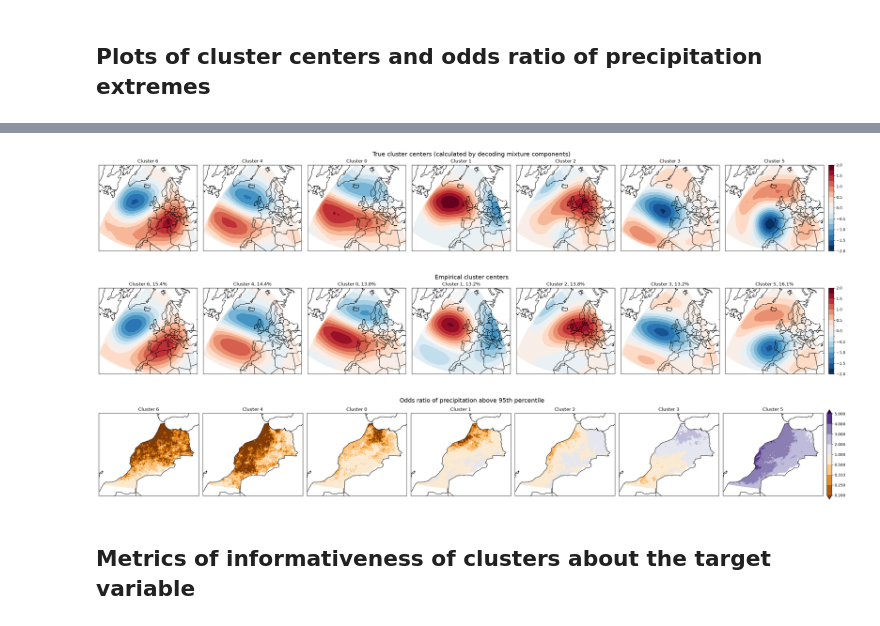
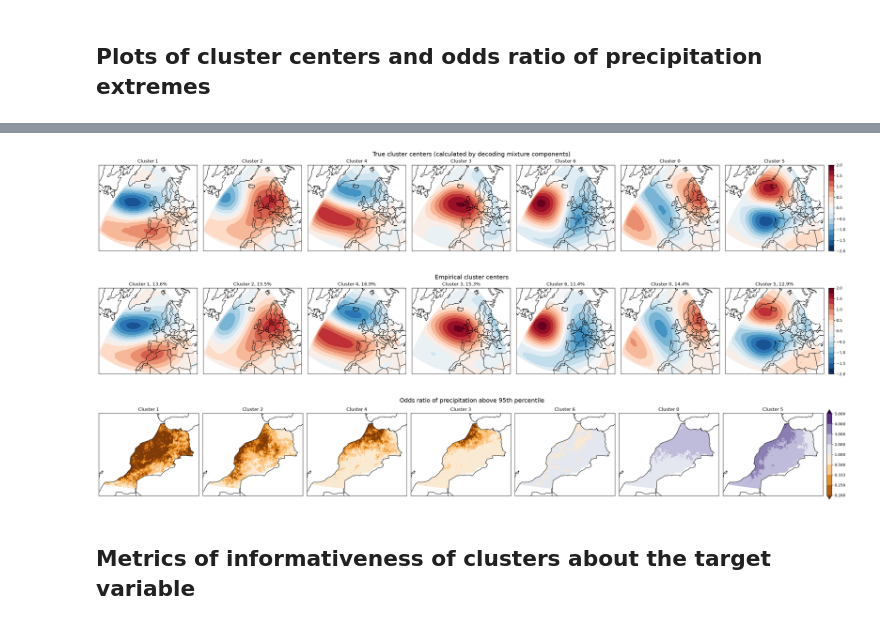
Before and after one commit to EmmaScharfmann/CodeForEarth, a Jupyter notebook: experiments/cmmvae.ipynb, the cells around one changed output, grey strips where cells are left out. Saved outputs shown, nothing was run; the diff lists cells and outputs as text; code cells hidden in the pictures.

```diff
--- a/experiments/cmmvae.ipynb
+++ b/experiments/cmmvae.ipynb
@@ -15,7 +15,7 @@ from package_name.evaluation import metrics
 # %%
 g0 = 9.80665
 extended_winter_months = [11, 12, 1, 2, 3]
-filepath = "results/"
+results_path = "results/"
 data_path = "data/"
 cluster_number = 7
 original_dim = 825
@@ -70,7 +70,7 @@ config = VAEConfig(
     sampling_fn=sampling,
 )
 
-vae = VAETrainer(cfg=config,  path_to_save_weights=filepath)
+vae = VAETrainer(cfg=config,  path_to_save_weights=results_path)
 vae.compile()
 
 history = vae.fit(
@@ -172,7 +132,7 @@ config = VAEConfig(
 # %%
 def make_plots(run_id):
     vae = VAEPredictor(cfg=config)
-    vae.load_weights(filepath + f"final_weights_{vae.cfg.cluster_number}_{run_id}.weights.h5")
+    vae.load_weights(results_path + f"final_weights_{vae.cfg.cluster_number}_{run_id}.weights.h5")
     fig1, fig2, fig3 = eval_plots.plot_reordered_centers_and_odds_ratio(vae, z500, precip_above_95th)
     fig3.suptitle("Odds ratio of precipitation above 95th percentile", fontsize=16)
 # %%
@@ -187,3 +147,3 @@ make_plots(0)
 # %%
-make_plots(1)
+make_plots(5)
 # %% [output]
@@ -192,7 +152,7 @@ make_plots(1)
 1/1 ━━━━━━━━━━━━━━━━━━━━ 0s 20ms/step
-[figure, old version]
+[figure, new version]
-[figure, old version]
+[figure, new version]
-[figure, old version]
+[figure, new version]
 # %% [markdown]
 ## Metrics of informativeness of clusters about the target variable
 # %% [markdown]
```
Also changed, not shown: parts of 7 cells of this notebook, 9 other files.
